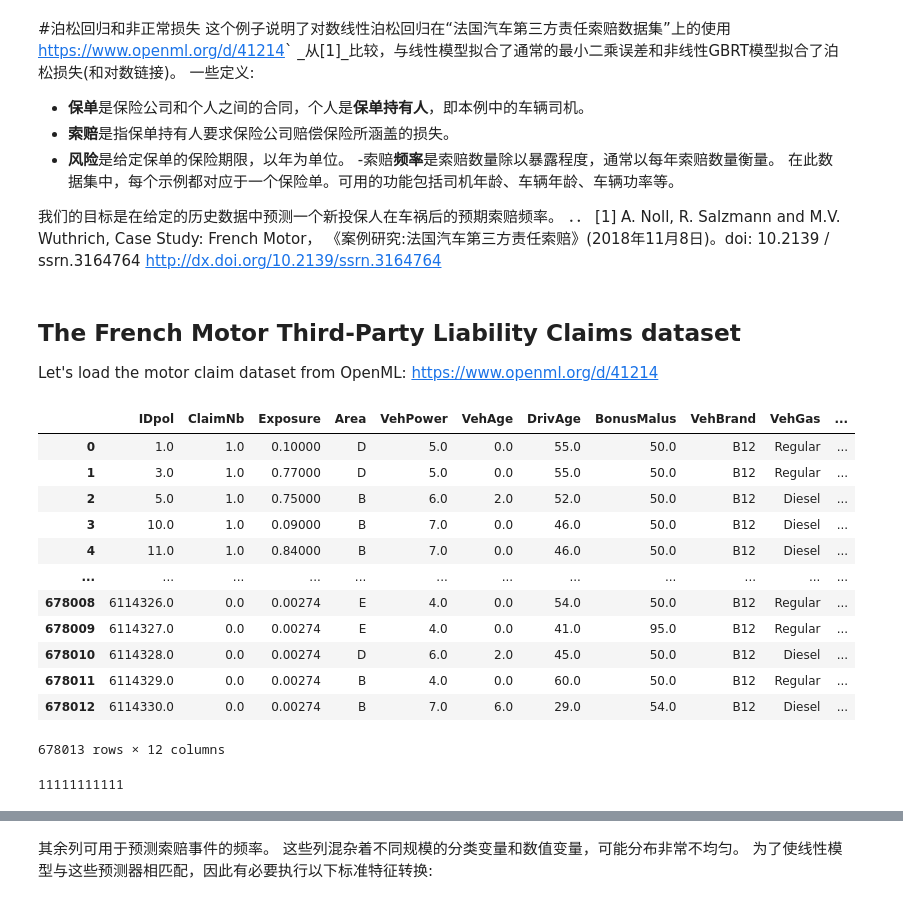
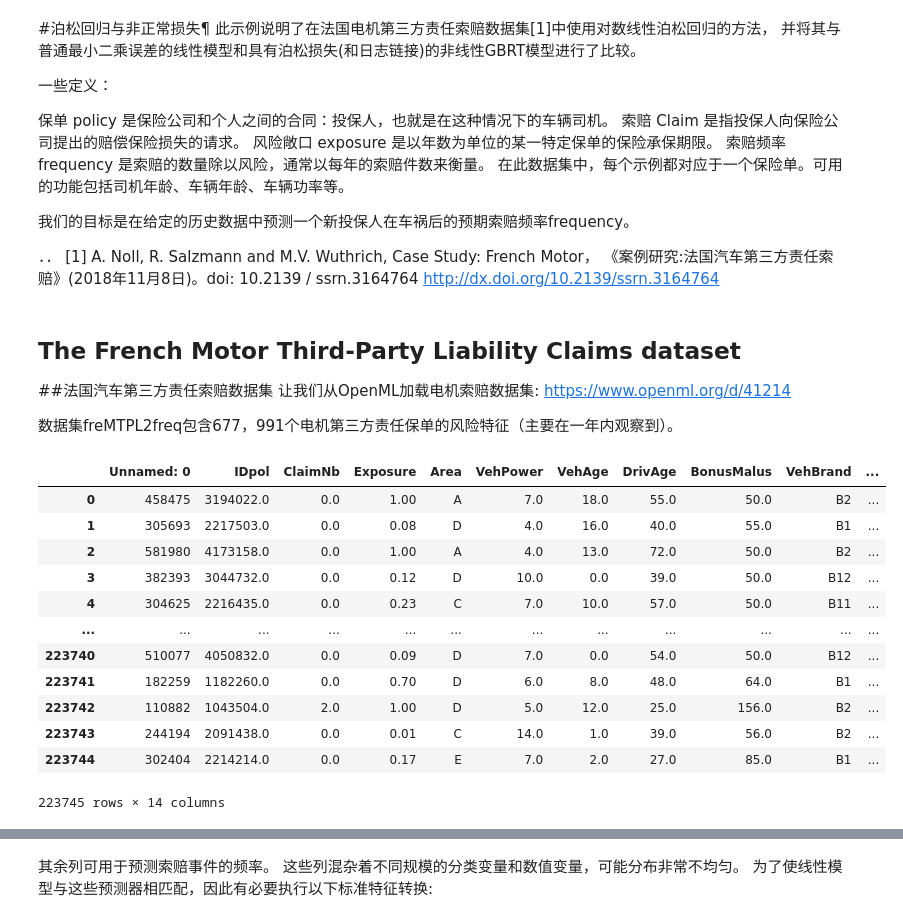
Before and after one commit to vcfriend/python-demo, a Jupyter notebook: scikit-learn/svm/code/plot_poisson_regression_non_normal_loss.ipynb, the cells around one changed output, grey strips where cells are left out. Drawn from its saved outputs; the diff is of its cells as text; code cells hidden in the pictures.

```diff
--- a/scikit-learn/svm/code/plot_poisson_regression_non_normal_loss.ipynb
+++ b/scikit-learn/svm/code/plot_poisson_regression_non_normal_loss.ipynb
@@ -1,17 +1,20 @@
 # %%
 %matplotlib inline
 # %% [markdown]
-#泊松回归和非正常损失
-这个例子说明了对数线性泊松回归在“法国汽车第三方责任索赔数据集”上的使用
-<https://www.openml.org/d/41214>` _从[1]_比较，与线性模型拟合了通常的最小二乘误差和非线性GBRT模型拟合了泊松损失(和对数链接)。
-一些定义:
-- **保单**是保险公司和个人之间的合同，个人是**保单持有人**，即本例中的车辆司机。
-- **索赔**是指保单持有人要求保险公司赔偿保险所涵盖的损失。
-- **风险**是给定保单的保险期限，以年为单位。
--索赔**频率**是索赔数量除以暴露程度，通常以每年索赔数量衡量。
+#泊松回归与非正常损失¶
+此示例说明了在法国电机第三方责任索赔数据集[1]中使用对数线性泊松回归的方法，
+并将其与普通最小二乘误差的线性模型和具有泊松损失(和日志链接)的非线性GBRT模型进行了比较。
+
+一些定义：
+
+保单 policy 是保险公司和个人之间的合同：投保人，也就是在这种情况下的车辆司机。
+索赔 Claim 是指投保人向保险公司提出的赔偿保险损失的请求。
+风险敞口 exposure 是以年数为单位的某一特定保单的保险承保期限。
+索赔频率 frequency 是索赔的数量除以风险，通常以每年的索赔件数来衡量。
 在此数据集中，每个示例都对应于一个保险单。可用的功能包括司机年龄、车辆年龄、车辆功率等。
 
-我们的目标是在给定的历史数据中预测一个新投保人在车祸后的预期索赔频率。
+我们的目标是在给定的历史数据中预测一个新投保人在车祸后的预期索赔频率frequency。
+
 ．． [1] A. Noll, R. Salzmann and M.V. Wuthrich, Case Study: French Motor，
 《案例研究:法国汽车第三方责任索赔》(2018年11月8日)。doi: 10.2139 / ssrn.3164764
 <http://dx.doi.org/10.2139/ssrn.3164764>
@@ -27,30 +31,30 @@ import pandas as pd
 # %% [markdown]
 ## The French Motor Third-Party Liability Claims dataset
 
-Let's load the motor claim dataset from OpenML:
+##法国汽车第三方责任索赔数据集
+让我们从OpenML加载电机索赔数据集:
 https://www.openml.org/d/41214
+
+数据集freMTPL2freq包含677，991个电机第三方责任保单的风险特征（主要在一年内观察到）。
 # %%
 from sklearn.datasets import fetch_openml
 
 
-df = fetch_openml(data_id=41214, as_frame=True).frame
+# df = fetch_openml(data_id=41214, as_frame=True).frame
+df = pd.read_csv("./file/claims.cvs")
 df
 # %% [output]
-|  | IDpol | ClaimNb | Exposure | Area | VehPower | VehAge | DrivAge | BonusMalus | VehBrand | VehGas | ... |
-| 0 | 1.0 | 1.0 | 0.10000 | D | 5.0 | 0.0 | 55.0 | 50.0 | B12 | Regular | ... |
-| 1 | 3.0 | 1.0 | 0.77000 | D | 5.0 | 0.0 | 55.0 | 50.0 | B12 | Regular | ... |
-| 2 | 5.0 | 1.0 | 0.75000 | B | 6.0 | 2.0 | 52.0 | 50.0 | B12 | Diesel | ... |
-| 3 | 10.0 | 1.0 | 0.09000 | B | 7.0 | 0.0 | 46.0 | 50.0 | B12 | Diesel | ... |
-| 4 | 11.0 | 1.0 | 0.84000 | B | 7.0 | 0.0 | 46.0 | 50.0 | B12 | Diesel | ... |
+|  | Unnamed: 0 | IDpol | ClaimNb | Exposure | Area | VehPower | VehAge | DrivAge | BonusMalus | VehBrand | ... |
+| 0 | 458475 | 3194022.0 | 0.0 | 1.00 | A | 7.0 | 18.0 | 55.0 | 50.0 | B2 | ... |
+| 1 | 305693 | 2217503.0 | 0.0 | 0.08 | D | 4.0 | 16.0 | 40.0 | 55.0 | B1 | ... |
+| 2 | 581980 | 4173158.0 | 0.0 | 1.00 | A | 4.0 | 13.0 | 72.0 | 50.0 | B2 | ... |
+| 3 | 382393 | 3044732.0 | 0.0 | 0.12 | D | 10.0 | 0.0 | 39.0 | 50.0 | B12 | ... |
+| 4 | 304625 | 2216435.0 | 0.0 | 0.23 | C | 7.0 | 10.0 | 57.0 | 50.0 | B11 | ... |
 | ... | ... | ... | ... | ... | ... | ... | ... | ... | ... | ... | ... |
-| 678008 | 6114326.0 | 0.0 | 0.00274 | E | 4.0 | 0.0 | 54.0 | 50.0 | B12 | Regular | ... |
-| 678009 | 6114327.0 | 0.0 | 0.00274 | E | 4.0 | 0.0 | 41.0 | 95.0 | B12 | Regular | ... |
-| 678010 | 6114328.0 | 0.0 | 0.00274 | D | 6.0 | 2.0 | 45.0 | 50.0 | B12 | Diesel | ... |
-| 678011 | 6114329.0 | 0.0 | 0.00274 | B | 4.0 | 0.0 | 60.0 | 50.0 | B12 | Regular | ... |
-| 678012 | 6114330.0 | 0.0 | 0.00274 | B | 7.0 | 6.0 | 29.0 | 54.0 | B12 | Diesel | ... |
+| 223740 | 510077 | 4050832.0 | 0.0 | 0.09 | D | 7.0 | 0.0 | 54.0 | 50.0 | B12 | ... |
+| 223741 | 182259 | 1182260.0 | 0.0 | 0.70 | D | 6.0 | 8.0 | 48.0 | 64.0 | B1 | ... |
+| 223742 | 110882 | 1043504.0 | 2.0 | 1.00 | D | 5.0 | 12.0 | 25.0 | 156.0 | B2 | ... |
+| 223743 | 244194 | 2091438.0 | 0.0 | 0.01 | C | 14.0 | 1.0 | 39.0 | 56.0 | B2 | ... |
+| 223744 | 302404 | 2214214.0 | 0.0 | 0.17 | E | 7.0 | 2.0 | 27.0 | 85.0 | B1 | ... |
-678013 rows × 12 columns
+223745 rows × 14 columns
-# %%
-df.to_excel("./file/Claims.xlsx", sheet_name="Claims", index=False)
-# %% [output]
-11111111111
 # %%
```
Also changed, not shown: parts of 26 cells of this notebook, 14 other files.
